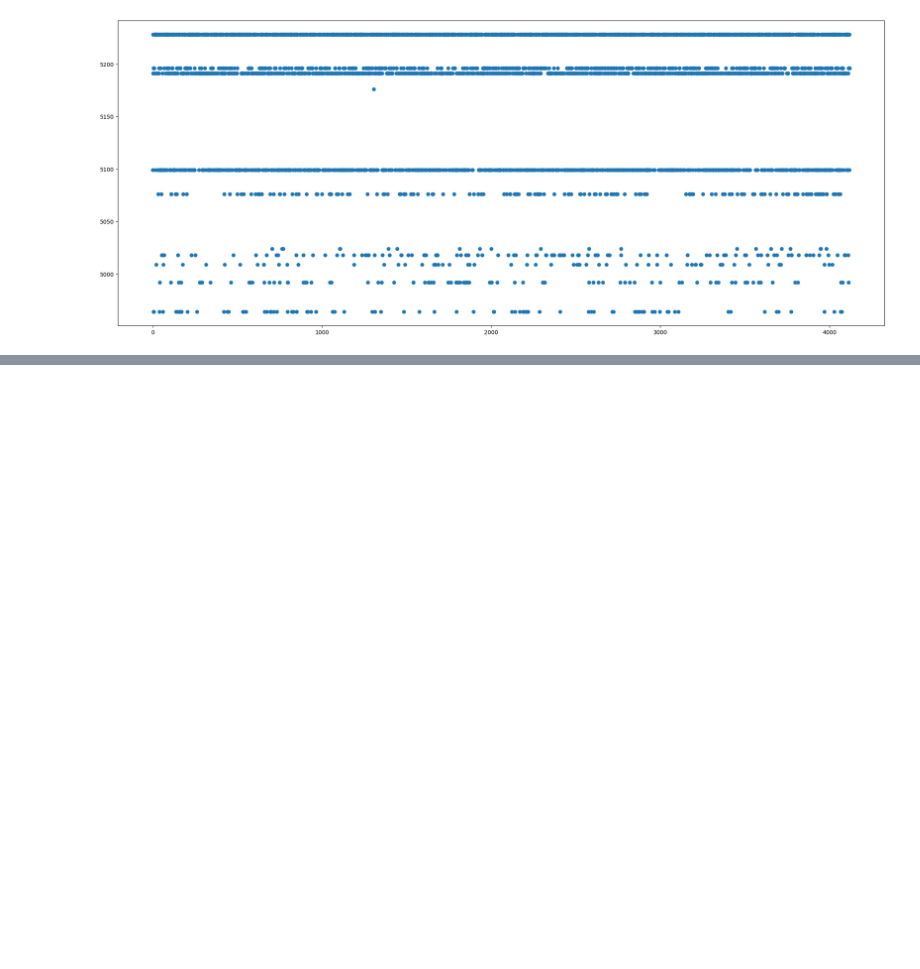
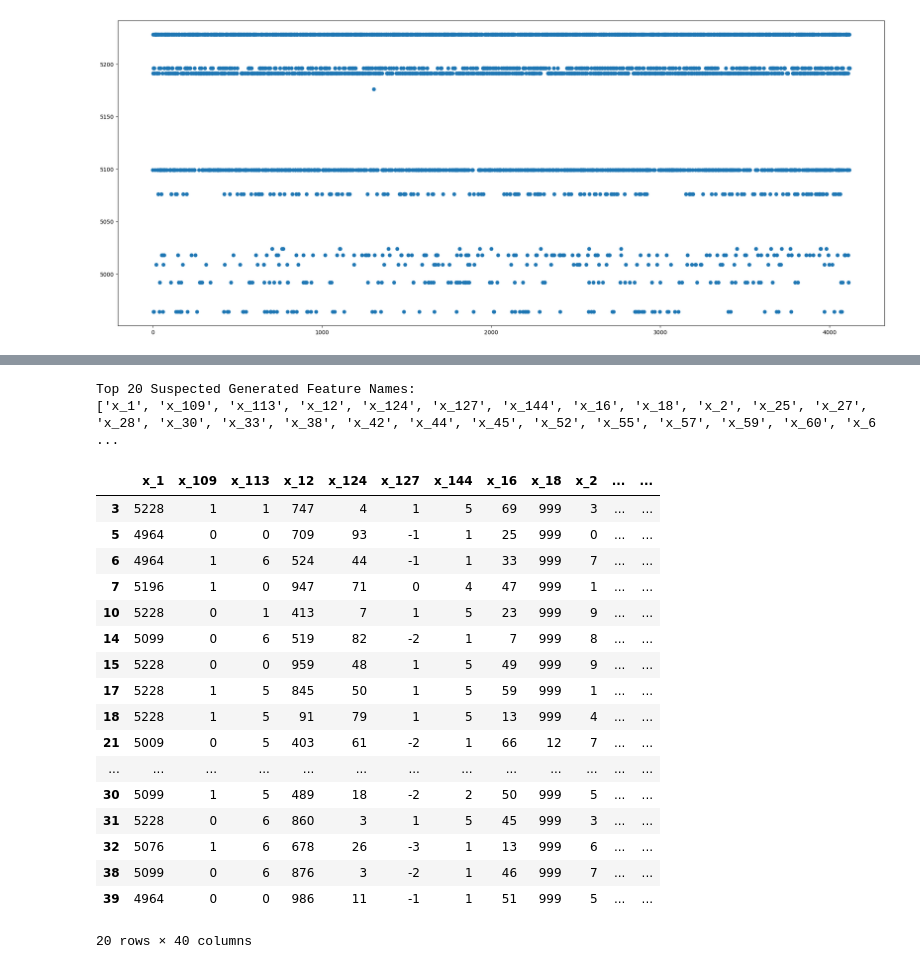
Before and after one commit to YASTREAMER/Hackathon, a Jupyter notebook: MainPA.ipynb, the cells around one changed output, grey strips where cells are left out. Drawn from its saved outputs; the diff is of its cells as text; code cells hidden in the pictures; blank space fills up the shorter version.

```diff
--- a/MainPA.ipynb
+++ b/MainPA.ipynb
@@ -213,0 +265,13 @@ shap.plots.beeswarm(shap_values)
+# %%
+# modelXG=XGBRFClassifier()
+# modelCat=CatBoostClassifier()
+# modelLg=LGBMClassifier
+
+# boruta=RFE(modelXG,modelCat,modelLg,n_features_to_select=20)
+# boruta.fit(df,labels)
+
+models = [
+    ('RandomForest', RandomForestClassifier(n_estimators=1000, random_state=42)),
+    ('XGBoost', XGBRFClassifier(n_estimators=1000, random_state=42)),
+    ('CatBoost', CatBoostClassifier(iterations=1000, random_state=42, verbose=0))
+]
@@ -213,0 +336,47 @@ shap.plots.beeswarm(shap_values)
+# %%
+clf = IsolationForest(contamination='auto', random_state=42)
+outliers = clf.fit_predict(df)
+
+# Add the outlier information to the DataFrame
+df['outlier'] = outliers
+
+# Identify instances with poor model fit (potential generated features)
+generated_feature_candidates = df[df['outlier'] == -1]
+
+# Keep only the top 20 suspected generated features
+top_generated_features = generated_feature_candidates.iloc[:, :-1].head(20)
+
+# Display the names of the top 20 suspected generated features
+top_generated_feature_names = top_generated_features.columns.tolist()
+print("Top 20 Suspected Generated Feature Names:")
+print(top_generated_feature_names)
+# %% [output]
+Top 20 Suspected Generated Feature Names:
+['x_1', 'x_109', 'x_113', 'x_12', 'x_124', 'x_127', 'x_144', 'x_16', 'x_18', 'x_2', 'x_25', 'x_27', 'x_28', 'x_30', 'x_33', 'x_38', 'x_42', 'x_44', 'x_45', 'x_52', 'x_55', 'x_57', 'x_59', 'x_60', 'x_6 ...
+# %%
+df['outlier'] = outliers
+
+generated_feature_candidates = df[df['outlier'] == -1]
+# %%
+top_generated_features = generated_feature_candidates.iloc[:, :-1].head(20)
+# %%
+top_generated_features
+# %% [output]
+|  | x_1 | x_109 | x_113 | x_12 | x_124 | x_127 | x_144 | x_16 | x_18 | x_2 | ... | ... |
+| 3 | 5228 | 1 | 1 | 747 | 4 | 1 | 5 | 69 | 999 | 3 | ... | ... |
+| 5 | 4964 | 0 | 0 | 709 | 93 | -1 | 1 | 25 | 999 | 0 | ... | ... |
+| 6 | 4964 | 1 | 6 | 524 | 44 | -1 | 1 | 33 | 999 | 7 | ... | ... |
+| 7 | 5196 | 1 | 0 | 947 | 71 | 0 | 4 | 47 | 999 | 1 | ... | ... |
+| 10 | 5228 | 0 | 1 | 413 | 7 | 1 | 5 | 23 | 999 | 9 | ... | ... |
+| 14 | 5099 | 0 | 6 | 519 | 82 | -2 | 1 | 7 | 999 | 8 | ... | ... |
+| 15 | 5228 | 0 | 0 | 959 | 48 | 1 | 5 | 49 | 999 | 9 | ... | ... |
+| 17 | 5228 | 1 | 5 | 845 | 50 | 1 | 5 | 59 | 999 | 1 | ... | ... |
+| 18 | 5228 | 1 | 5 | 91 | 79 | 1 | 5 | 13 | 999 | 4 | ... | ... |
+| 21 | 5009 | 0 | 5 | 403 | 61 | -2 | 1 | 66 | 12 | 7 | ... | ... |
+| ... | ... | ... | ... | ... | ... | ... | ... | ... | ... | ... | ... | ... |
+| 30 | 5099 | 1 | 5 | 489 | 18 | -2 | 2 | 50 | 999 | 5 | ... | ... |
+| 31 | 5228 | 0 | 6 | 860 | 3 | 1 | 5 | 45 | 999 | 3 | ... | ... |
+| 32 | 5076 | 1 | 6 | 678 | 26 | -3 | 1 | 13 | 999 | 6 | ... | ... |
+| 38 | 5099 | 0 | 6 | 876 | 3 | -2 | 1 | 46 | 999 | 7 | ... | ... |
+| 39 | 4964 | 0 | 0 | 986 | 11 | -1 | 1 | 51 | 999 | 5 | ... | ... |
+20 rows × 40 columns
```
Also changed, not shown: parts of 30 cells of this notebook, 10 other files.
